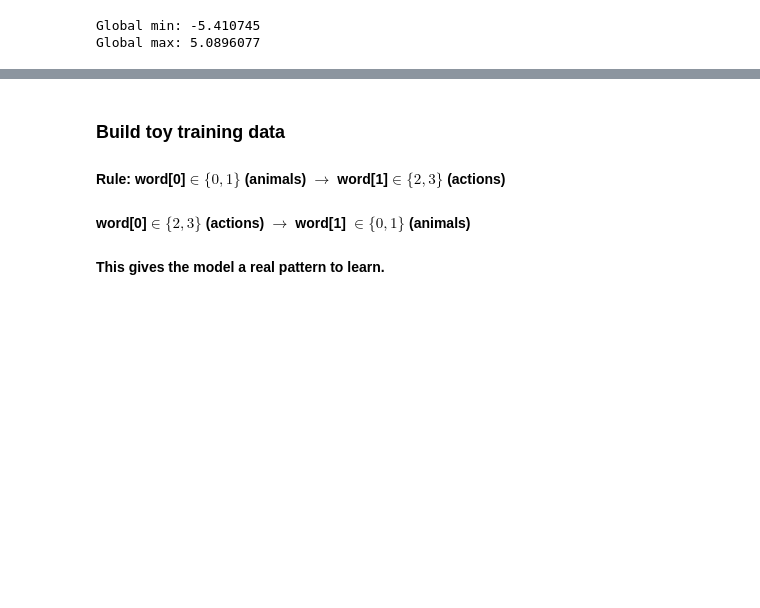
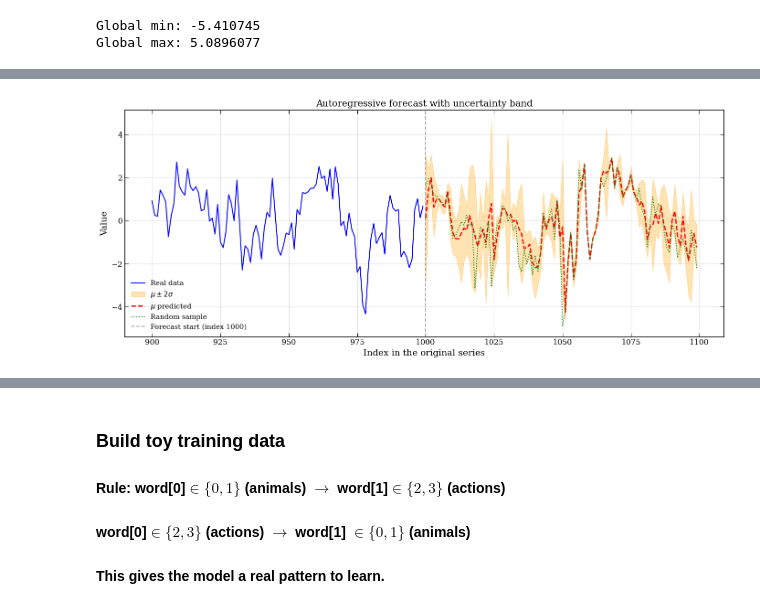
Before and after one commit to mazapataa/NNbasic, a Jupyter notebook: Generative Models/autoregressive_model.ipynb, the cells around one changed output, grey strips where cells are left out. Drawn from its saved outputs; the diff is of its cells as text; code cells hidden in the pictures; blank space fills up the shorter version.

```diff
--- a/Generative Models/autoregressive_model.ipynb
+++ b/Generative Models/autoregressive_model.ipynb
@@ -313 +313,84 @@ plt.show()
+# %%
+start_real = 900
+n_real = 100
+n_forecast = 100
+context_window = 15
+sampling = True        # also plot a sampled trajectory
+n_sigma_band = 2       # 1-sigma (68%) or 2-sigma (95%)
+
+model.eval()
+model.to('cpu')
+
+# ----------------------------------------------------------------------
+# Data slices
+# ----------------------------------------------------------------------
+real_segment = data[start_real : start_real + n_real]  # 900..999
+context = data[start_real + n_real - context_window : start_real + n_real].copy()  # last 5 points
+
+# ----------------------------------------------------------------------
+# Forecast and collect mu, sigma
+# ----------------------------------------------------------------------
+mu_list = []
+sigma_list = []
+sample_trajectory = [] if sampling else None
+
+current_context = context.copy()
+with torch.no_grad():
+    for step in range(n_forecast):
+        x_input = torch.tensor(current_context[-context_window:], dtype=torch.float32).unsqueeze(0)
+        mu, log_var = model(x_input)
+        sigma = torch.exp(0.5 * log_var)
+        mu_val = mu.item()
+        sigma_val = sigma.item()
+        mu_list.append(mu_val)
+        sigma_list.append(sigma_val)
+
+        if sampling:
+            next_val = torch.normal(mu, sigma).item()
+            sample_trajectory.append(next_val)
+            current_context = np.append(current_context[1:], next_val)
+        else:
+            # Deterministic: use mean but still need to update context for multi-step
+            # For pure multi-step mean, we just push the mean as if it were observed
+            next_val = mu_val
+            current_context = np.append(current_context[1:], next_val)
+
+mu_forecast = np.array(mu_list)
+sigma_forecast = np.array(sigma_list)
+if sampling:
+    sample_forecast = np.array(sample_trajectory)
+
+# ----------------------------------------------------------------------
+# Plot
+# ----------------------------------------------------------------------
+idx_real = np.arange(start_real, start_real + n_real)           # 900..999
+idx_forecast = np.arange(start_real + n_real, start_real + n_real + n_forecast)  # 1000..1099
+
+plt.figure(figsize=(14, 6))
+plt.plot(idx_real, real_segment, color='blue', label='Real data', linewidth=1.5)
+
+# Uncertainty band
+plt.fill_between(idx_forecast,
+                 mu_forecast - n_sigma_band * sigma_forecast,
+                 mu_forecast + n_sigma_band * sigma_forecast,
+                 alpha=0.3, color='orange',
+                 label=f'$\\mu \\pm {n_sigma_band}\\sigma$')
+
+# Mean forecast
+plt.plot(idx_forecast, mu_forecast, color='red', linestyle='--', linewidth=2, label='$\\mu$ predicted')
+
+# Optional: sampled trajectory
+if sampling:
+    plt.plot(idx_forecast, sample_forecast, color='green', linestyle=':', linewidth=1.5, label='Random sample')
+
+plt.axvline(x=start_real + n_real, color='gray', linestyle='--', alpha=0.7, label='Forecast start (index 1000)')
+plt.xlabel('Index in the original series')
+plt.ylabel('Value')
+plt.title('Autoregressive forecast with uncertainty band')
+plt.legend()
+plt.grid(True, alpha=0.4)
+plt.tight_layout()
+plt.show()
+# %% [output]
+[figure, added]
 # %% [markdown]
```
Also changed, not shown: parts of 10 cells of this notebook.
